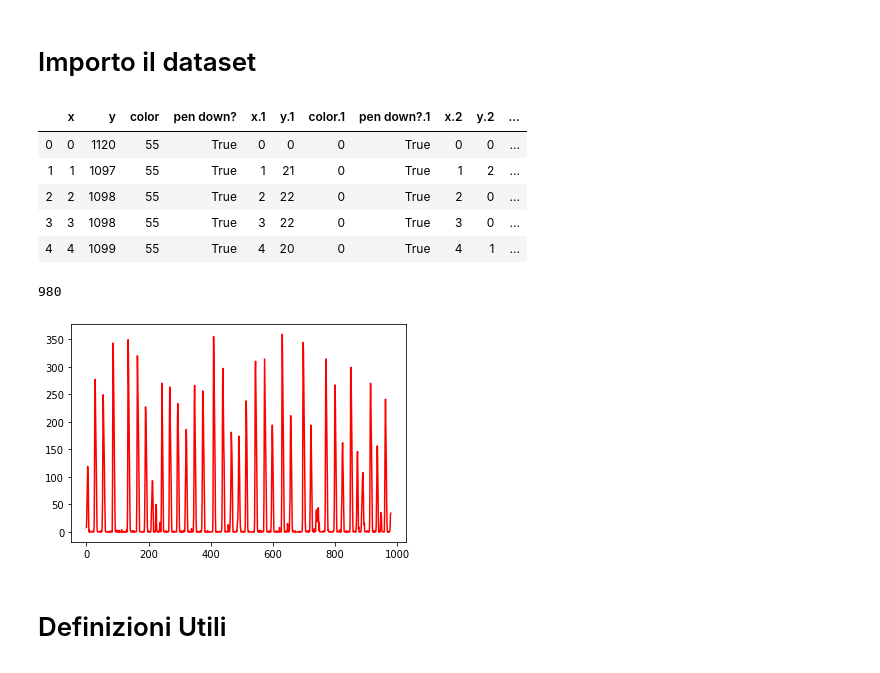
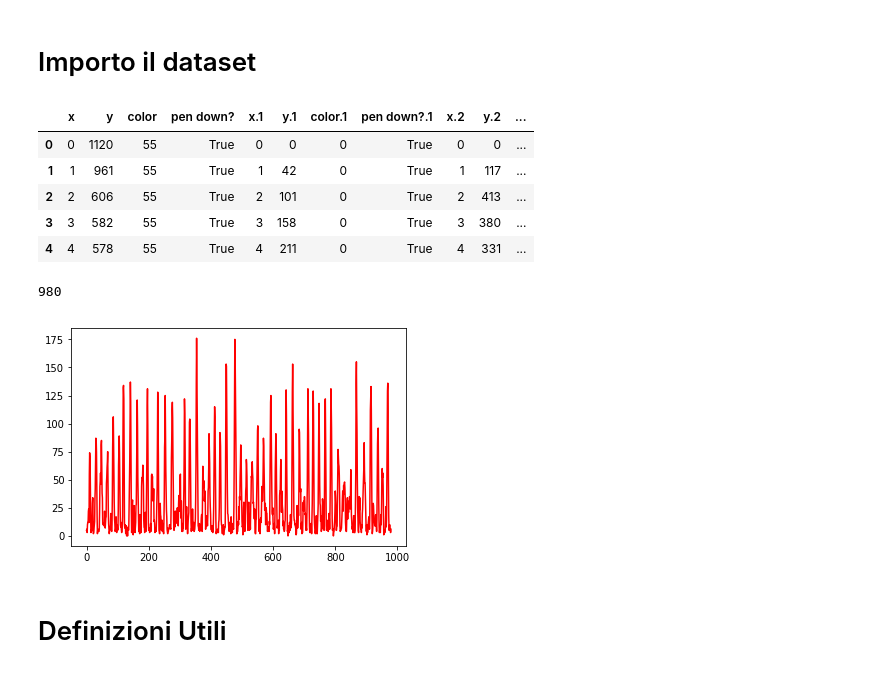
Before and after one commit to jackdeandrea/Econofisica, a Jupyter notebook: 12-analisi_rndm04..ipynb, the cells around one changed output. Saved outputs shown, nothing was run; the diff lists cells and outputs as text; code cells hidden in the pictures.

```diff
--- a/12-analisi_rndm04..ipynb
+++ b/12-analisi_rndm04..ipynb
@@ -10,16 +10,16 @@ import random
 Populating the interactive namespace from numpy and matplotlib
 # %% [markdown]
 # Importo il dataset
-# %%
-file = pd.read_csv(r'/Users/giulioquaglia/Downloads/Econofisica-main-4/dati_rndm_04.txt')
-file.head()
-# %% [output]
-|  | x | y | color | pen down? | x.1 | y.1 | color.1 | pen down?.1 | x.2 | y.2 | ... |
-| 0 | 0 | 1120 | 55 | True | 0 | 0 | 0 | True | 0 | 0 | ... |
-| 1 | 1 | 1097 | 55 | True | 1 | 21 | 0 | True | 1 | 2 | ... |
-| 2 | 2 | 1098 | 55 | True | 2 | 22 | 0 | True | 2 | 0 | ... |
-| 3 | 3 | 1098 | 55 | True | 3 | 22 | 0 | True | 3 | 0 | ... |
-| 4 | 4 | 1099 | 55 | True | 4 | 20 | 0 | True | 4 | 1 | ... |
+# %%
+file = pd.read_csv(r'/home/gdeandrea/Scrivania/secondo4%.csv', header=18)
+file.head()
+# %% [output]
+|  | x | y | color | pen down? | x.1 | y.1 | color.1 | pen down?.1 | x.2 | y.2 | ... |
+| 0 | 0 | 1120 | 55 | True | 0 | 0 | 0 | True | 0 | 0 | ... |
+| 1 | 1 | 961 | 55 | True | 1 | 42 | 0 | True | 1 | 117 | ... |
+| 2 | 2 | 606 | 55 | True | 2 | 101 | 0 | True | 2 | 413 | ... |
+| 3 | 3 | 582 | 55 | True | 3 | 158 | 0 | True | 3 | 380 | ... |
+| 4 | 4 | 578 | 55 | True | 4 | 211 | 0 | True | 4 | 331 | ... |
 # %%
 df = file['y.2']
 y = df.to_numpy()
@@ -33,7 +33,7 @@ plt.plot(range(len(y)), y, color='r')
 #plt.errorbar(range(len(soglie)), soglie, yerr=err_soglie)
 plt.show()
 # %% [output]
-[figure, old version]
+[figure, new version]
 # %% [markdown]
 # Definizioni Utili
 # %% [markdown]
```
Also changed, not shown: parts of 11 cells of this notebook, 13 other files.
